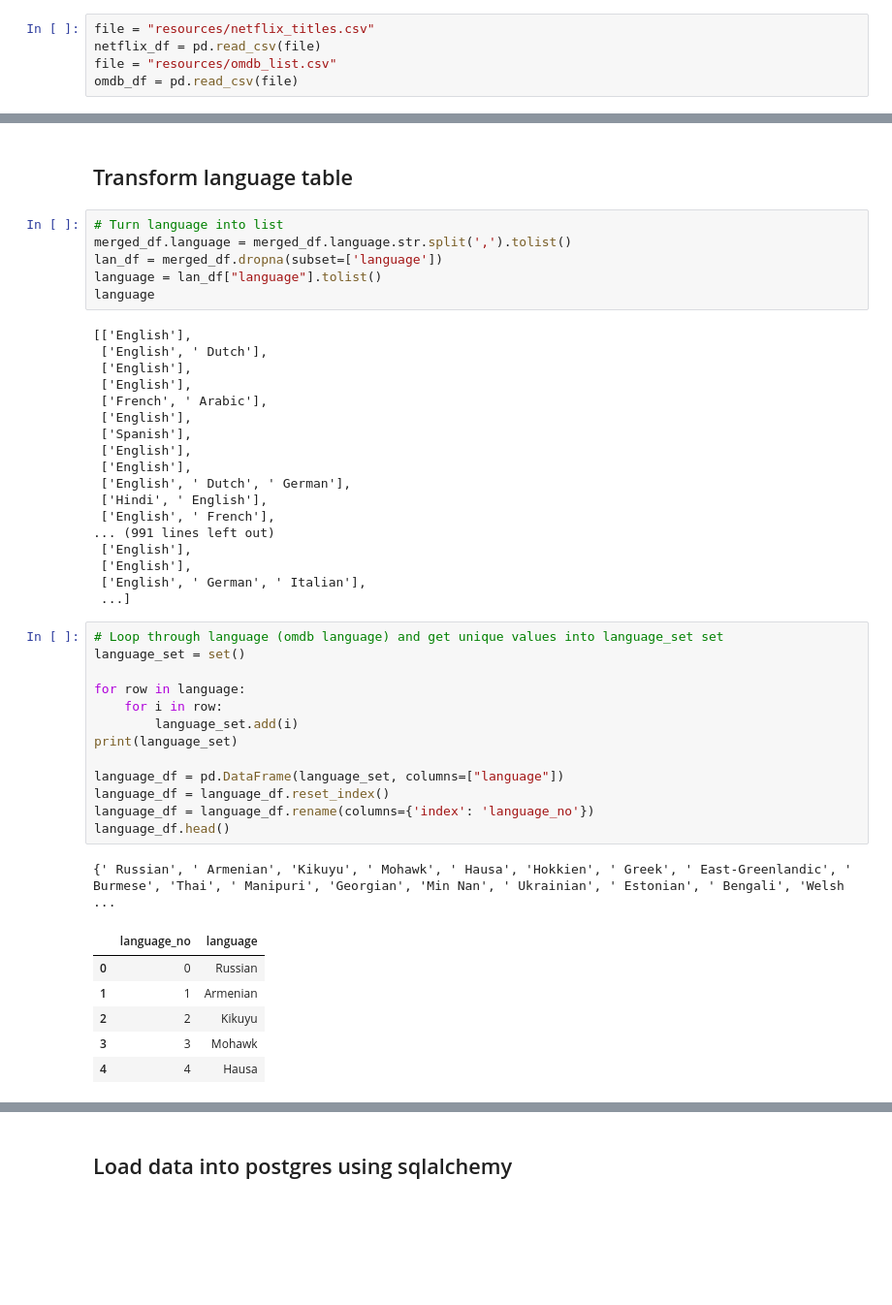
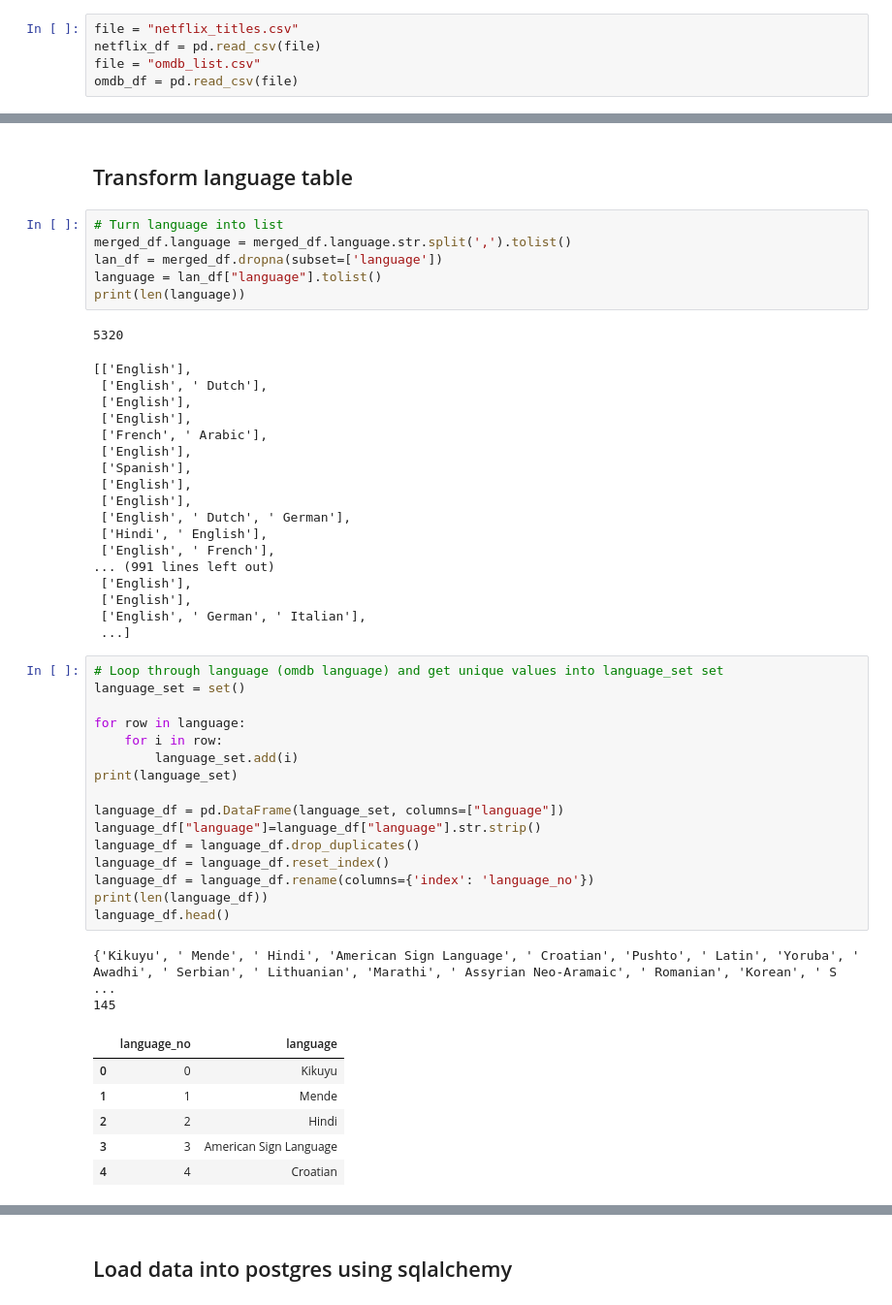
Before and after one commit to HaifaNajdawi/The_big_chill, a Jupyter notebook: static/data/Transform_Load.ipynb, the cells around one changed output, grey strips where cells are left out. Shown at 97% size. Saved outputs shown, nothing was run; the diff lists cells and outputs as text; blank space fills up the shorter version.

```diff
--- a/Transform_Load.ipynb
+++ b/static/data/Transform_Load.ipynb
@@ -6,9 +6,9 @@ from config import password
 # %% [markdown]
 ## Merge netflix and omdb csv files
 # %%
-file = "resources/netflix_titles.csv"
+file = "netflix_titles.csv"
 netflix_df = pd.read_csv(file)
-file = "resources/omdb_list.csv"
+file = "omdb_list.csv"
 omdb_df = pd.read_csv(file)
 # %%
 omdb_df.head()
@@ -167,46 +174,51 @@ omdb_genre_table.head()
 merged_df.language = merged_df.language.str.split(',').tolist()
 lan_df = merged_df.dropna(subset=['language'])
 language = lan_df["language"].tolist()
-language
+print(len(language))
 # %% [output]
-[['English'],
- ['English', ' Dutch'],
- ['English'],
- ['English'],
- ['French', ' Arabic'],
- ['English'],
- ['Spanish'],
- ['English'],
- ['English'],
- ['English', ' Dutch', ' German'],
- ['Hindi', ' English'],
- ['English', ' French'],
-... (991 lines left out)
- ['English'],
- ['English'],
- ['English', ' German', ' Italian'],
- ...]
+5320
+[['English'],
+ ['English', ' Dutch'],
+ ['English'],
+ ['English'],
+ ['French', ' Arabic'],
+ ['English'],
+ ['Spanish'],
+ ['English'],
+ ['English'],
+ ['English', ' Dutch', ' German'],
+ ['Hindi', ' English'],
+ ['English', ' French'],
+... (991 lines left out)
+ ['English'],
+ ['English'],
+ ['English', ' German', ' Italian'],
+ ...]
 # %%
 # Loop through language (omdb language) and get unique values into language_set set
 language_set = set()
 
 for row in language:
     for i in row:
         language_set.add(i)
 print(language_set)
 
 language_df = pd.DataFrame(language_set, columns=["language"])
+language_df["language"]=language_df["language"].str.strip()
+language_df = language_df.drop_duplicates()
 language_df = language_df.reset_index()
 language_df = language_df.rename(columns={'index': 'language_no'})
+print(len(language_df))
 language_df.head()
 # %% [output]
-{' Russian', ' Armenian', 'Kikuyu', ' Mohawk', ' Hausa', 'Hokkien', ' Greek', ' East-Greenlandic', ' Burmese', 'Thai', ' Manipuri', 'Georgian', 'Min Nan', ' Ukrainian', ' Estonian', ' Bengali', 'Welsh ...
+{'Kikuyu', ' Mende', ' Hindi', 'American Sign Language', ' Croatian', 'Pushto', ' Latin', 'Yoruba', ' Awadhi', ' Serbian', ' Lithuanian', 'Marathi', ' Assyrian Neo-Aramaic', ' Romanian', 'Korean', ' S ...
+145
 |  | language_no | language |
-| 0 | 0 | Russian |
-| 1 | 1 | Armenian |
-| 2 | 2 | Kikuyu |
-| 3 | 3 | Mohawk |
-| 4 | 4 | Hausa |
+| 0 | 0 | Kikuyu |
+| 1 | 1 | Mende |
+| 2 | 2 | Hindi |
+| 3 | 3 | American Sign Language |
+| 4 | 4 | Croatian |
 # %%
 # Break out languages with show_id
 language_all_df = merged_df.loc[:,['show_id', 'language']]
```
Also changed, not shown: parts of 10 cells of this notebook, 8 other files.
